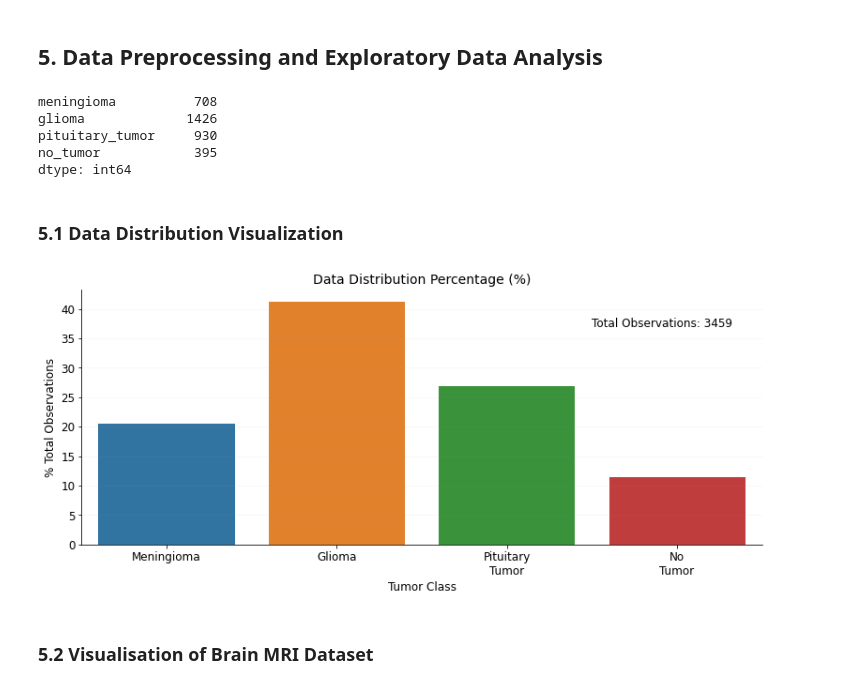
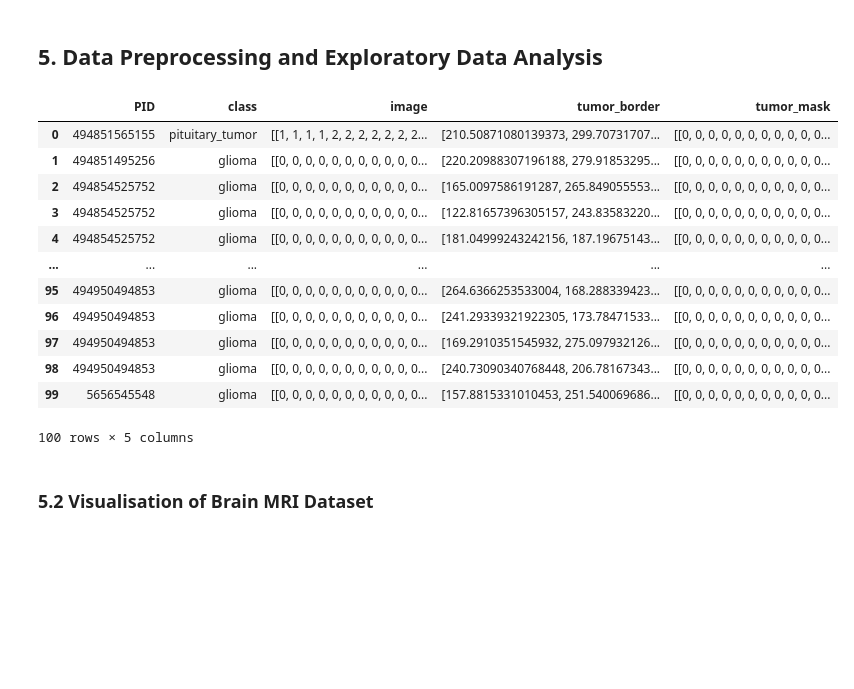
Before and after one commit to zahraDehghanian97/Brain_cancer_classification, a Jupyter notebook: Brain_Tumor_MRI_Image_Classification.ipynb, the cells around one changed output. Saved outputs shown, nothing was run; the diff lists cells and outputs as text; code cells hidden in the pictures; blank space fills up the shorter version.

```diff
--- a/Brain_Tumor_MRI_Image_Classification.ipynb
+++ b/Brain_Tumor_MRI_Image_Classification.ipynb
@@ -197,28 +71,3 @@ IMAGE_DATA_PATHS = [os.path.join(TRAIN_DIR, tumor_class) for tumor_class in TUMO
 MASK_DATA_PATHS = [os.path.join(MASK_DIR, tumor_name) for tumor_name in TUMOR_CLASS[:-1]]
 # %% [markdown]
 ## **5. Data Preprocessing and Exploratory Data Analysis**
-# %%
-data_distribution_count = pd.Series([len(os.listdir(path)) for path in IMAGE_DATA_PATHS if os.path.exists(path) and os.path.isdir(path)],
-                                    index = TUMOR_CLASS)
-data_distribution_count
-# %% [output]
-meningioma          708
-glioma             1426
-pituitary_tumor     930
-no_tumor            395
-dtype: int64
-# %% [markdown]
-### **5.1 Data Distribution Visualization**
-# %%
-fig, axis = plt.subplots(figsize = (13, 5))
-axis.grid(True, alpha = 0.1)
-axis.set_title("Data Distribution Percentage (%)", fontsize = 14)
-sns.barplot(x = ['\n'.join(curr_index.strip().split('_')).title() for curr_index in data_distribution_count.index],
-            y = 100 * (data_distribution_count / data_distribution_count.sum()), ax = axis)
-axis.set_xlabel("Tumor Class", fontsize = 12)
-axis.set_ylabel("% Total Observations", fontsize = 12)
-axis.tick_params(which = 'major', labelsize = 12)
-axis.text(2.5, 37, f'Total Observations: {data_distribution_count.sum()}', fontdict = dict(size = 12))
-sns.despine()
-# %% [output]
-[figure, removed]
@@ -225,2 +125,18 @@ sns.despine()
+# %%
+df_images
+# %% [output]
+|  | PID | class | image | tumor_border | tumor_mask |
+| 0 | 494851565155 | pituitary_tumor | [[1, 1, 1, 1, 2, 2, 2, 2, 2, 2, 2... | [210.50871080139373, 299.70731707... | [[0, 0, 0, 0, 0, 0, 0, 0, 0, 0, 0... |
+| 1 | 494851495256 | glioma | [[0, 0, 0, 0, 0, 0, 0, 0, 0, 0, 0... | [220.20988307196188, 279.91853295... | [[0, 0, 0, 0, 0, 0, 0, 0, 0, 0, 0... |
+| 2 | 494854525752 | glioma | [[0, 0, 0, 0, 0, 0, 0, 0, 0, 0, 0... | [165.0097586191287, 265.849055553... | [[0, 0, 0, 0, 0, 0, 0, 0, 0, 0, 0... |
+| 3 | 494854525752 | glioma | [[0, 0, 0, 0, 0, 0, 0, 0, 0, 0, 0... | [122.81657396305157, 243.83583220... | [[0, 0, 0, 0, 0, 0, 0, 0, 0, 0, 0... |
+| 4 | 494854525752 | glioma | [[0, 0, 0, 0, 0, 0, 0, 0, 0, 0, 0... | [181.04999243242156, 187.19675143... | [[0, 0, 0, 0, 0, 0, 0, 0, 0, 0, 0... |
+| ... | ... | ... | ... | ... | ... |
+| 95 | 494950494853 | glioma | [[0, 0, 0, 0, 0, 0, 0, 0, 0, 0, 0... | [264.6366253533004, 168.288339423... | [[0, 0, 0, 0, 0, 0, 0, 0, 0, 0, 0... |
+| 96 | 494950494853 | glioma | [[0, 0, 0, 0, 0, 0, 0, 0, 0, 0, 0... | [241.29339321922305, 173.78471533... | [[0, 0, 0, 0, 0, 0, 0, 0, 0, 0, 0... |
+| 97 | 494950494853 | glioma | [[0, 0, 0, 0, 0, 0, 0, 0, 0, 0, 0... | [169.2910351545932, 275.097932126... | [[0, 0, 0, 0, 0, 0, 0, 0, 0, 0, 0... |
+| 98 | 494950494853 | glioma | [[0, 0, 0, 0, 0, 0, 0, 0, 0, 0, 0... | [240.73090340768448, 206.78167343... | [[0, 0, 0, 0, 0, 0, 0, 0, 0, 0, 0... |
+| 99 | 5656545548 | glioma | [[0, 0, 0, 0, 0, 0, 0, 0, 0, 0, 0... | [157.8815331010453, 251.540069686... | [[0, 0, 0, 0, 0, 0, 0, 0, 0, 0, 0... |
+100 rows × 5 columns
 # %% [markdown]
 ### **5.2 Visualisation of Brain MRI Dataset**
```
Also changed, not shown: parts of 21 cells of this notebook.
